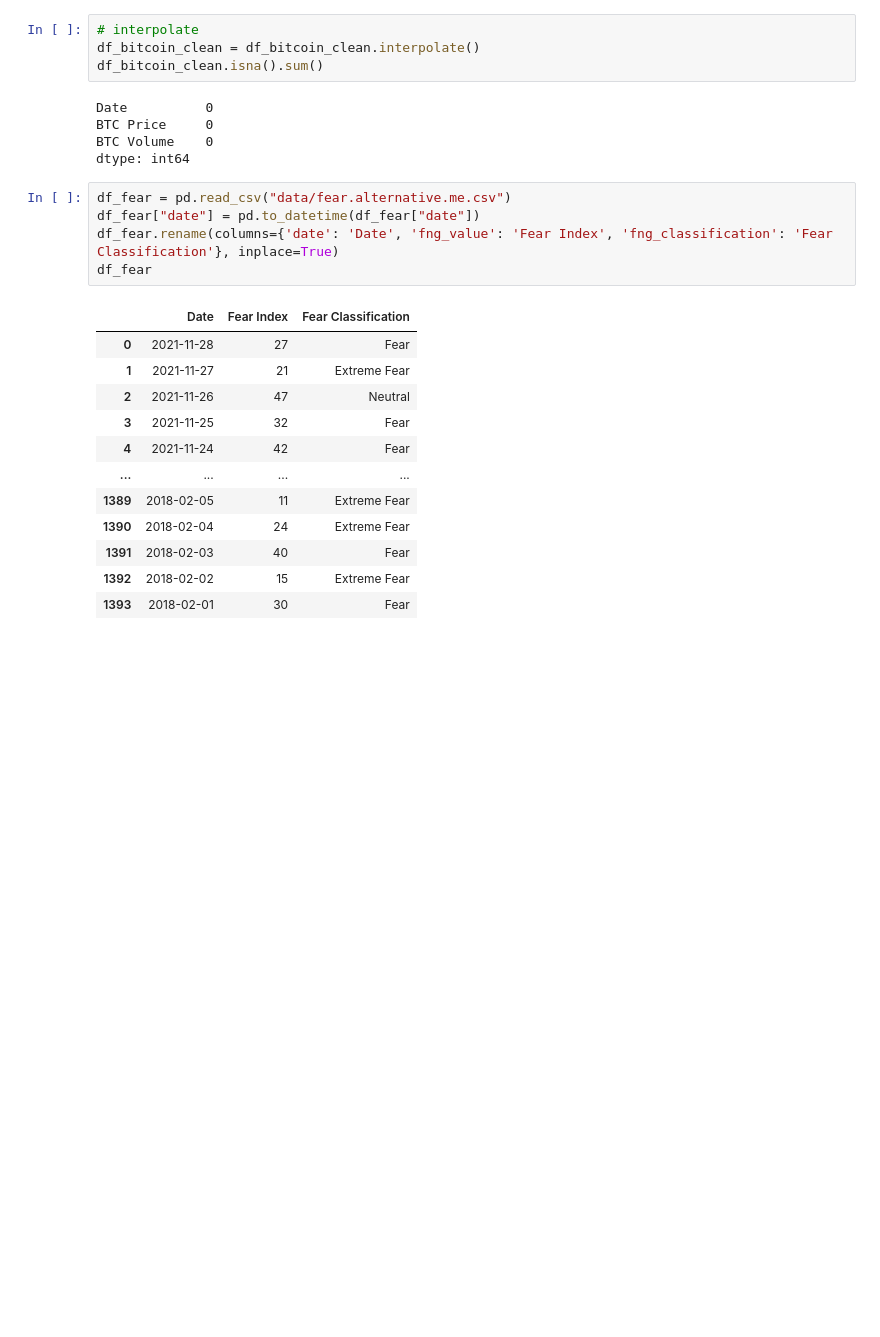
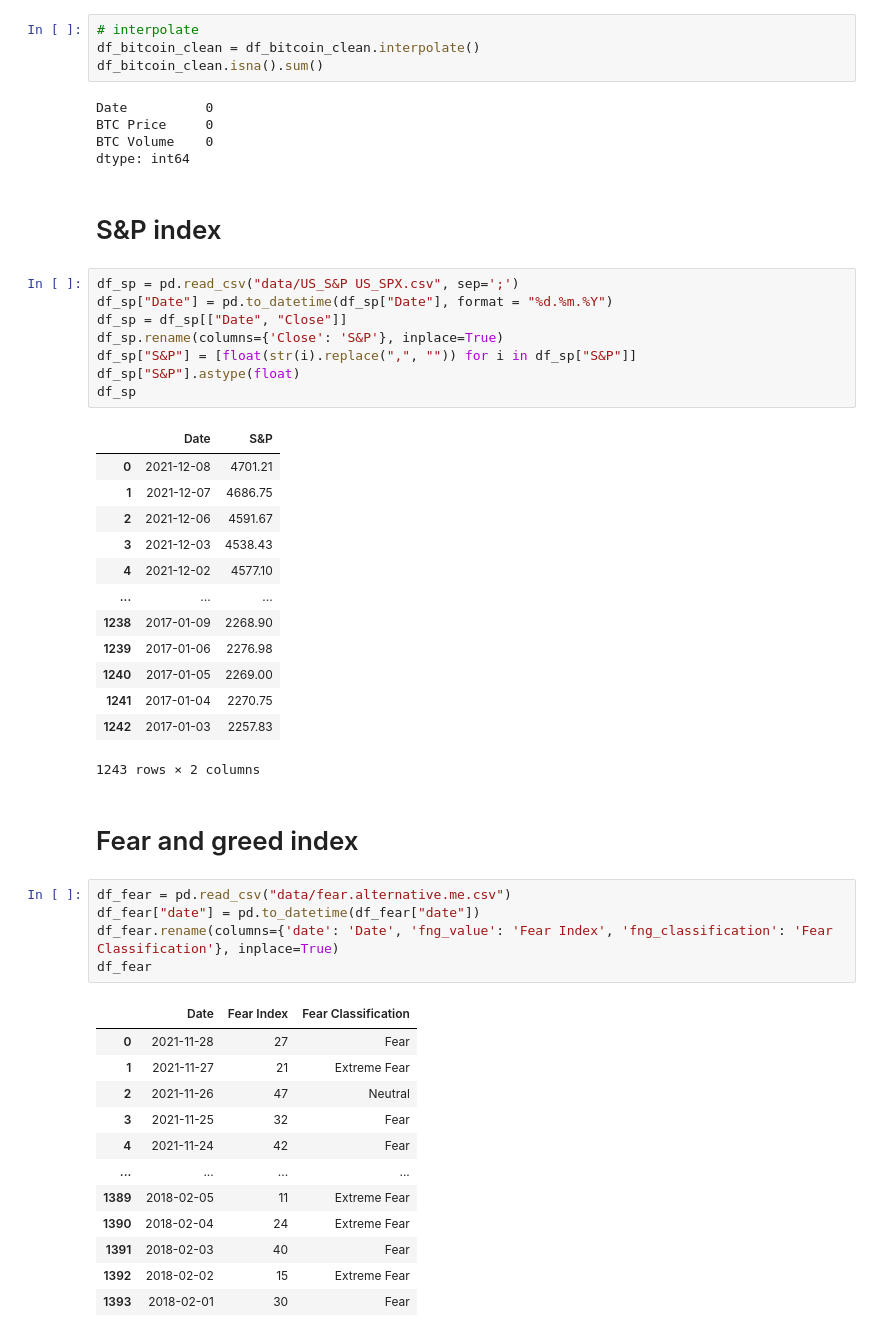
Before and after one commit to QuantLet/SDA_2021_St_Gallen, a Jupyter notebook: data_merging.ipynb, the cells around one changed output. Drawn from its saved outputs; the diff is of its cells as text; blank space fills up the shorter version.

```diff
--- a/VAR.ipynb
+++ b/data_merging.ipynb
@@ -82,6 +88,32 @@ Date          0
 BTC Price     0
 BTC Volume    0
 dtype: int64
+# %% [markdown]
+# S&P index
+# %%
+df_sp = pd.read_csv("data/US_S&P US_SPX.csv", sep=';')
+df_sp["Date"] = pd.to_datetime(df_sp["Date"], format = "%d.%m.%Y")
+df_sp = df_sp[["Date", "Close"]]
+df_sp.rename(columns={'Close': 'S&P'}, inplace=True)
+df_sp["S&P"] = [float(str(i).replace(",", "")) for i in df_sp["S&P"]]
+df_sp["S&P"].astype(float)
+df_sp
+# %% [output]
+|  | Date | S&P |
+| 0 | 2021-12-08 | 4701.21 |
+| 1 | 2021-12-07 | 4686.75 |
+| 2 | 2021-12-06 | 4591.67 |
+| 3 | 2021-12-03 | 4538.43 |
+| 4 | 2021-12-02 | 4577.10 |
+| ... | ... | ... |
+| 1238 | 2017-01-09 | 2268.90 |
+| 1239 | 2017-01-06 | 2276.98 |
+| 1240 | 2017-01-05 | 2269.00 |
+| 1241 | 2017-01-04 | 2270.75 |
+| 1242 | 2017-01-03 | 2257.83 |
+1243 rows × 2 columns
+# %% [markdown]
+# Fear and greed index
 # %%
 df_fear = pd.read_csv("data/fear.alternative.me.csv")
 df_fear["date"] = pd.to_datetime(df_fear["date"])
```
Also changed, not shown: parts of 10 cells of this notebook, 4 other files.
